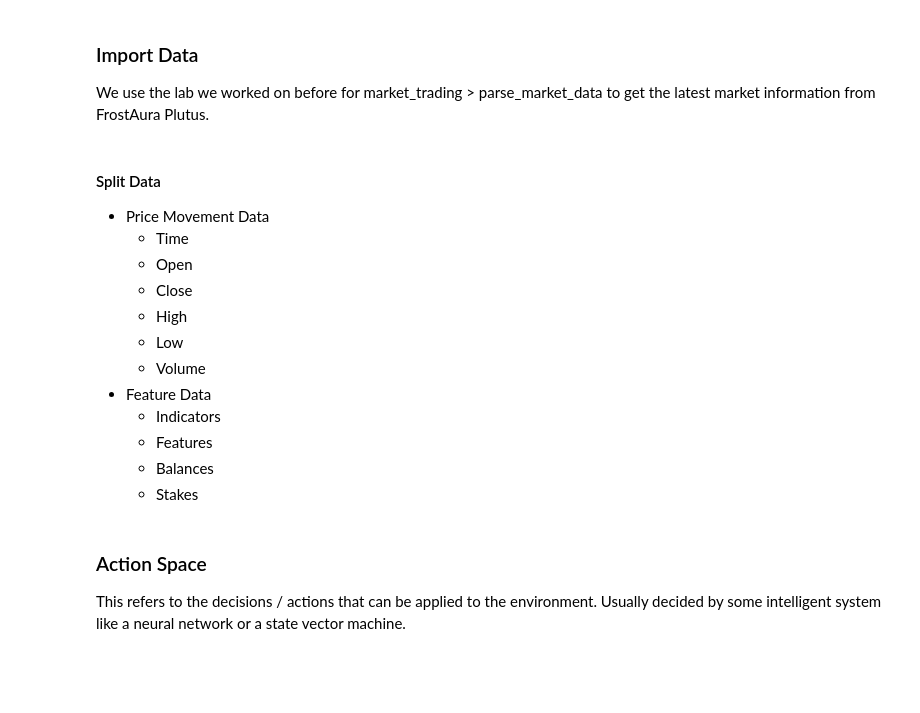
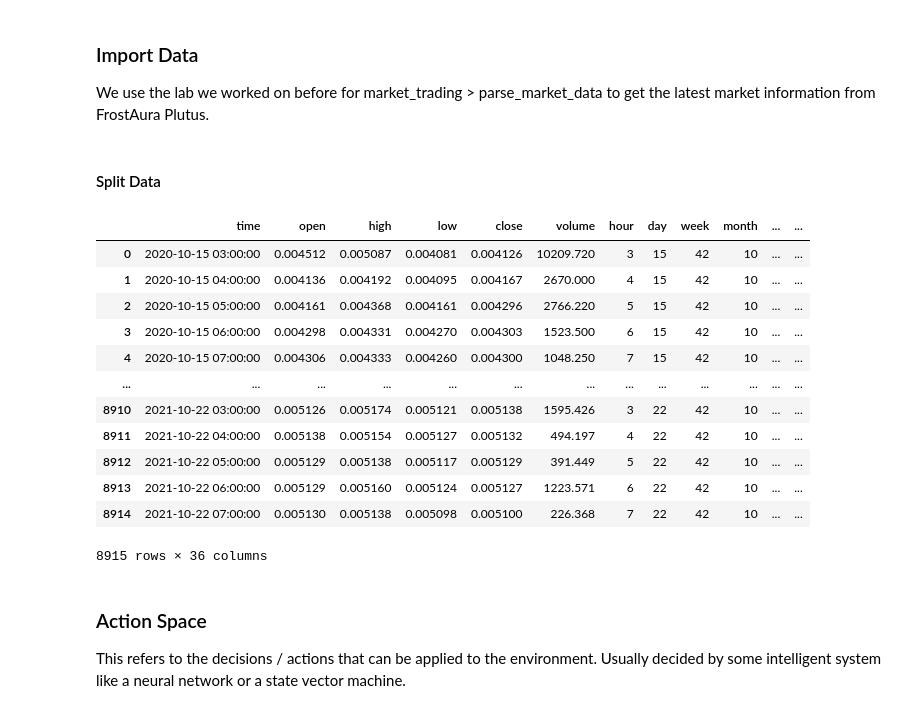
Before and after one commit to faGH/fa.intelligence.notebooks, a Jupyter notebook: labs/market_trading/crypto_trading_environment.old.ipynb, the cells around one changed output. Drawn from its saved outputs; the diff is of its cells as text; code cells hidden in the pictures; blank space fills up the shorter version.

```diff
--- a/labs/market_trading/crypto_trading_environment.old.ipynb
+++ b/labs/market_trading/crypto_trading_environment.old.ipynb
@@ -38,26 +38,30 @@ model_file_path = './data/featurized_market_data.p'
 
 with open(model_file_path, 'rb') as fp:
     featurized_market_data = pickle.load(fp)
-# %% [markdown]
-#### Split Data
-- Price Movement Data
-  - Time
-  - Open
-  - Close
-  - High
-  - Low
-  - Volume
-- Feature Data
-  - Indicators
-  - Features
-  - Balances
-  - Stakes
+# %% [markdown]
+#### Split Data
 # %%
 pair_name = 'AAVE_BTC'
 pair_data = featurized_market_data[pair_name]
 
 # This dataset contains open, close, high, low, volume and any numerical features / indicators you like.
 price_movement_df = pair_data
+# %%
+price_movement_df
+# %% [output]
+|  | time | open | high | low | close | volume | hour | day | week | month | ... | ... |
+| 0 | 2020-10-15 03:00:00 | 0.004512 | 0.005087 | 0.004081 | 0.004126 | 10209.720 | 3 | 15 | 42 | 10 | ... | ... |
+| 1 | 2020-10-15 04:00:00 | 0.004136 | 0.004192 | 0.004095 | 0.004167 | 2670.000 | 4 | 15 | 42 | 10 | ... | ... |
+| 2 | 2020-10-15 05:00:00 | 0.004161 | 0.004368 | 0.004161 | 0.004296 | 2766.220 | 5 | 15 | 42 | 10 | ... | ... |
+| 3 | 2020-10-15 06:00:00 | 0.004298 | 0.004331 | 0.004270 | 0.004303 | 1523.500 | 6 | 15 | 42 | 10 | ... | ... |
+| 4 | 2020-10-15 07:00:00 | 0.004306 | 0.004333 | 0.004260 | 0.004300 | 1048.250 | 7 | 15 | 42 | 10 | ... | ... |
+| ... | ... | ... | ... | ... | ... | ... | ... | ... | ... | ... | ... | ... |
+| 8910 | 2021-10-22 03:00:00 | 0.005126 | 0.005174 | 0.005121 | 0.005138 | 1595.426 | 3 | 22 | 42 | 10 | ... | ... |
+| 8911 | 2021-10-22 04:00:00 | 0.005138 | 0.005154 | 0.005127 | 0.005132 | 494.197 | 4 | 22 | 42 | 10 | ... | ... |
+| 8912 | 2021-10-22 05:00:00 | 0.005129 | 0.005138 | 0.005117 | 0.005129 | 391.449 | 5 | 22 | 42 | 10 | ... | ... |
+| 8913 | 2021-10-22 06:00:00 | 0.005129 | 0.005160 | 0.005124 | 0.005127 | 1223.571 | 6 | 22 | 42 | 10 | ... | ... |
+| 8914 | 2021-10-22 07:00:00 | 0.005130 | 0.005138 | 0.005098 | 0.005100 | 226.368 | 7 | 22 | 42 | 10 | ... | ... |
+8915 rows × 36 columns
 # %% [markdown]
 ### Action Space
 This refers to the decisions / actions that can be applied to the environment. Usually decided by some intelligent system like a neural network or a state vector machine.
```
Also changed, not shown: parts of 5 cells of this notebook.
